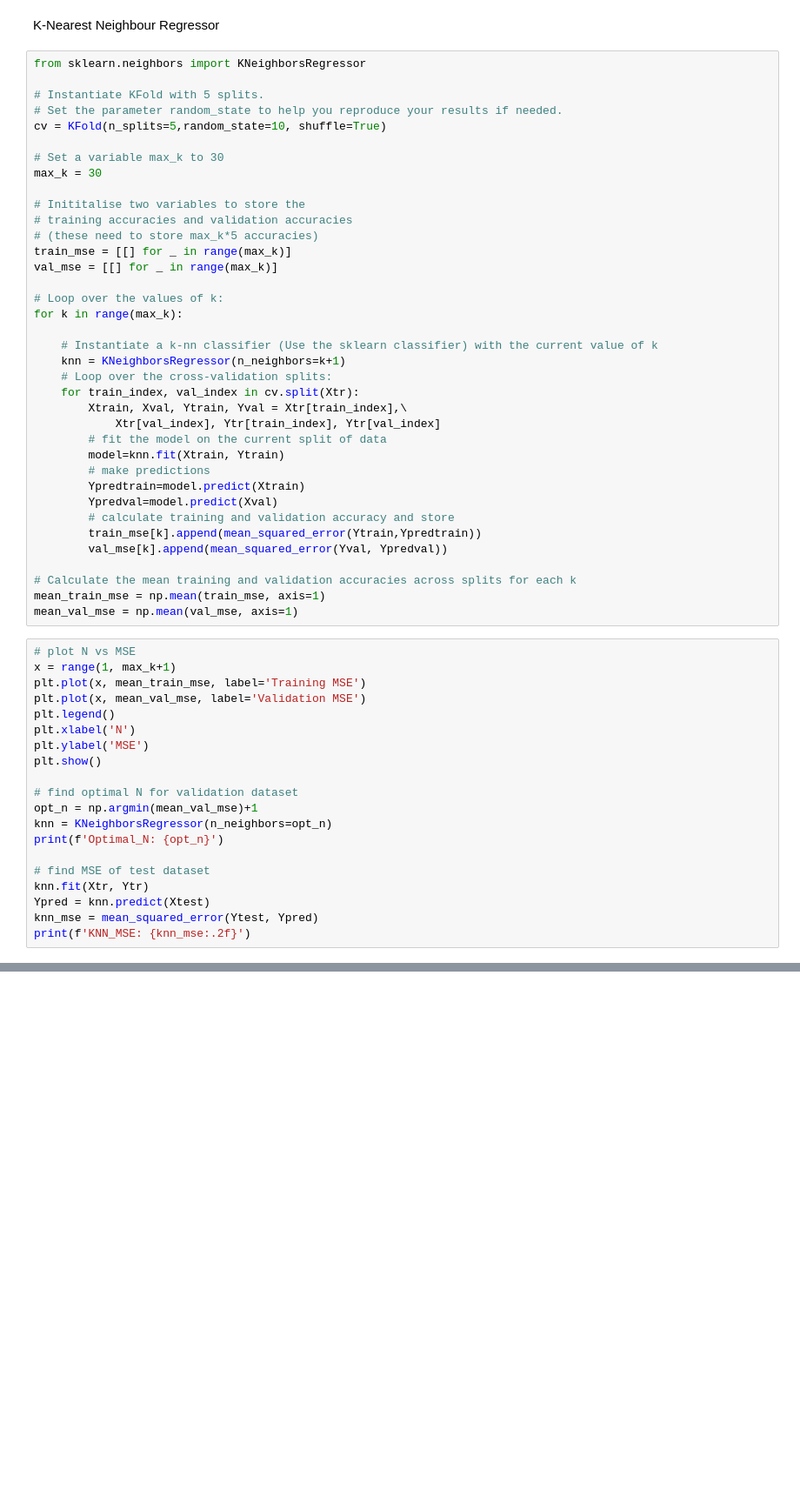
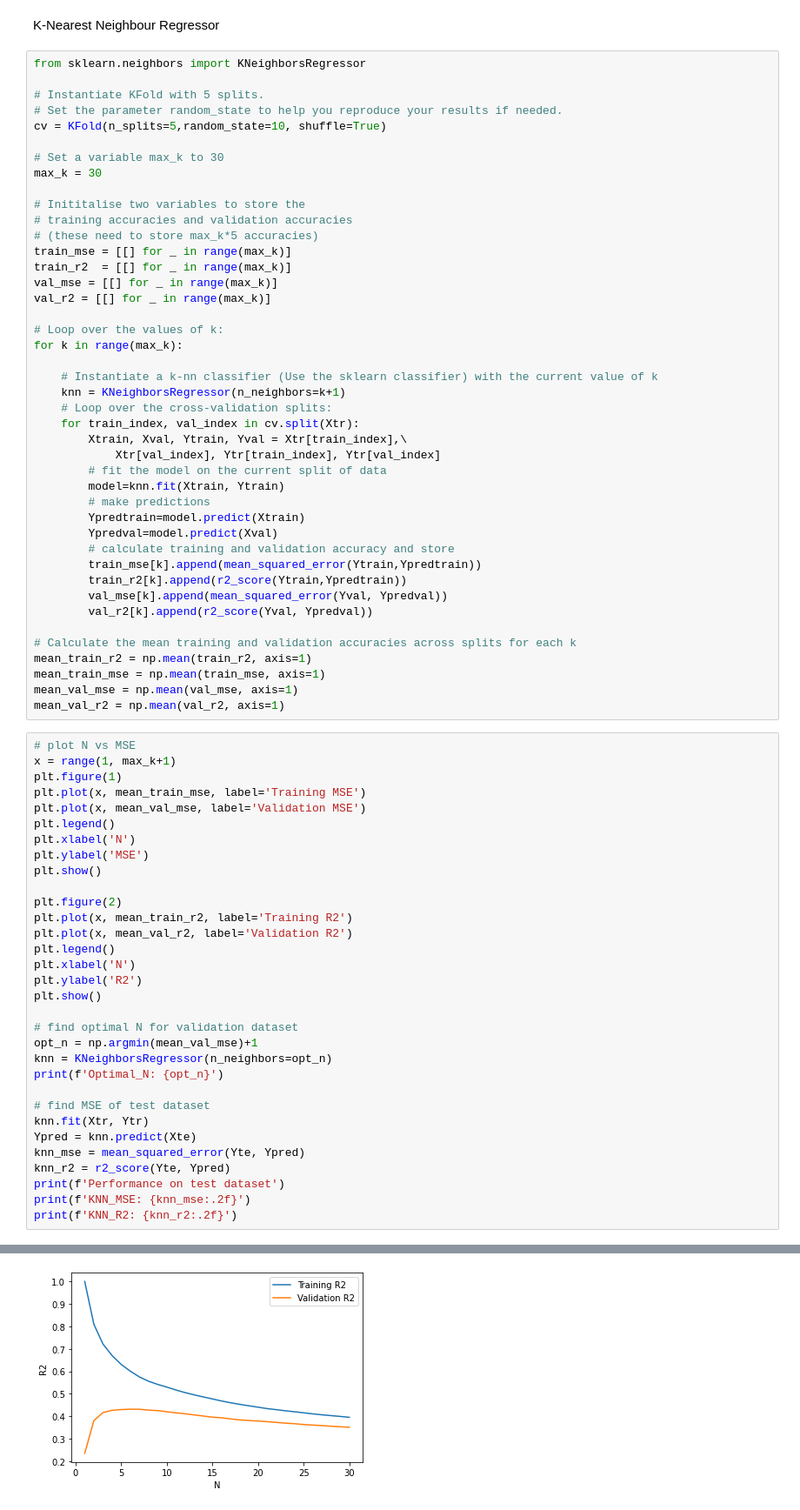
Before and after one commit to MEE-SPT/Intro_to_AI, a Jupyter notebook: model.ipynb, the cells around one changed output, grey strips where cells are left out. Shown at 87% size. Drawn from its saved outputs; the diff is of its cells as text; blank space fills up the shorter version.

```diff
--- a/model.ipynb
+++ b/model.ipynb
@@ -51,7 +86,9 @@ max_k = 30
 # training accuracies and validation accuracies
 # (these need to store max_k*5 accuracies)
 train_mse = [[] for _ in range(max_k)]
+train_r2  = [[] for _ in range(max_k)]
 val_mse = [[] for _ in range(max_k)]
+val_r2 = [[] for _ in range(max_k)]
 
 # Loop over the values of k:
 for k in range(max_k):
@@ -69,31 +106,48 @@ for k in range(max_k):
         Ypredval=model.predict(Xval)
         # calculate training and validation accuracy and store
         train_mse[k].append(mean_squared_error(Ytrain,Ypredtrain))
+        train_r2[k].append(r2_score(Ytrain,Ypredtrain))
         val_mse[k].append(mean_squared_error(Yval, Ypredval))
+        val_r2[k].append(r2_score(Yval, Ypredval))
 
 # Calculate the mean training and validation accuracies across splits for each k
+mean_train_r2 = np.mean(train_r2, axis=1)
 mean_train_mse = np.mean(train_mse, axis=1)
 mean_val_mse = np.mean(val_mse, axis=1)
+mean_val_r2 = np.mean(val_r2, axis=1)
 # %%
 # plot N vs MSE
 x = range(1, max_k+1)
+plt.figure(1)
 plt.plot(x, mean_train_mse, label='Training MSE')
 plt.plot(x, mean_val_mse, label='Validation MSE')
 plt.legend()
 plt.xlabel('N')
 plt.ylabel('MSE')
+plt.show()
+
+plt.figure(2)
+plt.plot(x, mean_train_r2, label='Training R2')
+plt.plot(x, mean_val_r2, label='Validation R2')
+plt.legend()
+plt.xlabel('N')
+plt.ylabel('R2')
 plt.show()
 
 # find optimal N for validation dataset
 opt_n = np.argmin(mean_val_mse)+1
 knn = KNeighborsRegressor(n_neighbors=opt_n)
 print(f'Optimal_N: {opt_n}')
 
 # find MSE of test dataset
 knn.fit(Xtr, Ytr)
-Ypred = knn.predict(Xtest)
-knn_mse = mean_squared_error(Ytest, Ypred)
+Ypred = knn.predict(Xte)
+knn_mse = mean_squared_error(Yte, Ypred)
+knn_r2 = r2_score(Yte, Ypred)
+print(f'Performance on test dataset')
 print(f'KNN_MSE: {knn_mse:.2f}')
+print(f'KNN_R2: {knn_r2:.2f}')
 # %% [output]
 [figure]
+[figure, added]
 Optimal_N: 6
```
Also changed, not shown: parts of 19 cells of this notebook.
